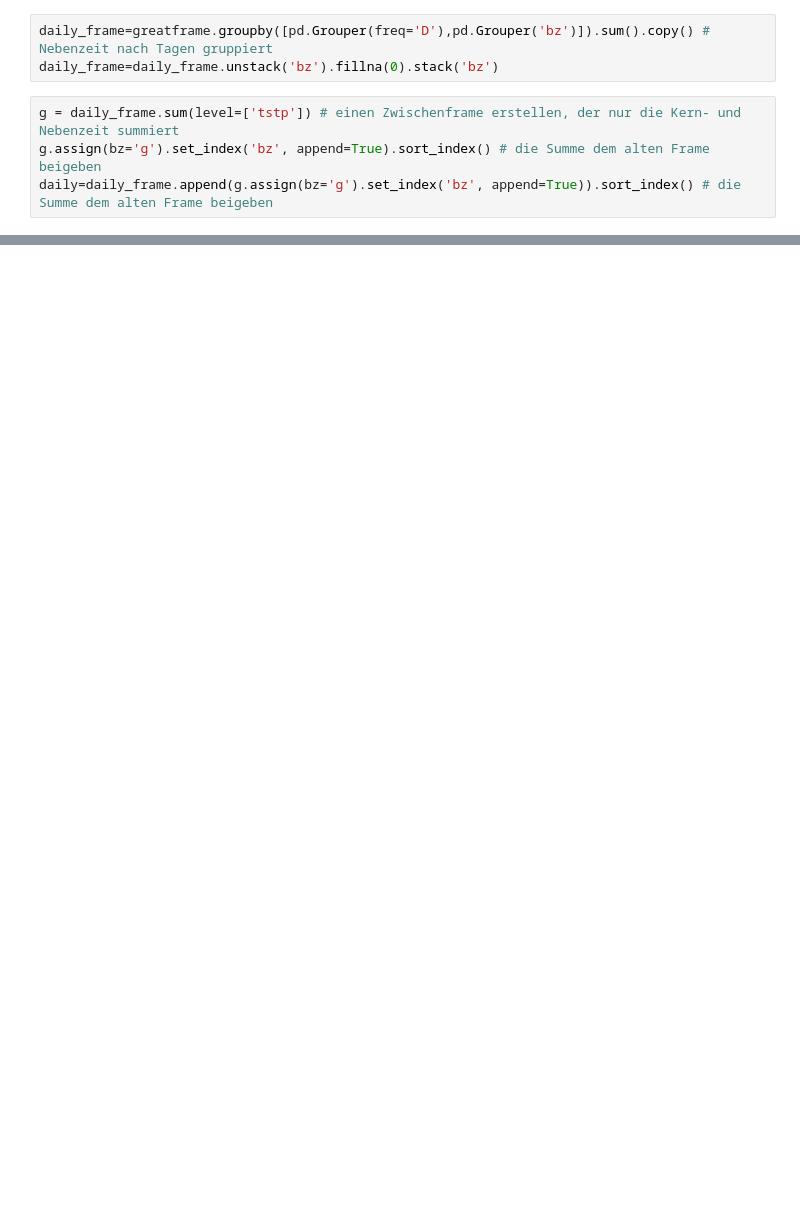
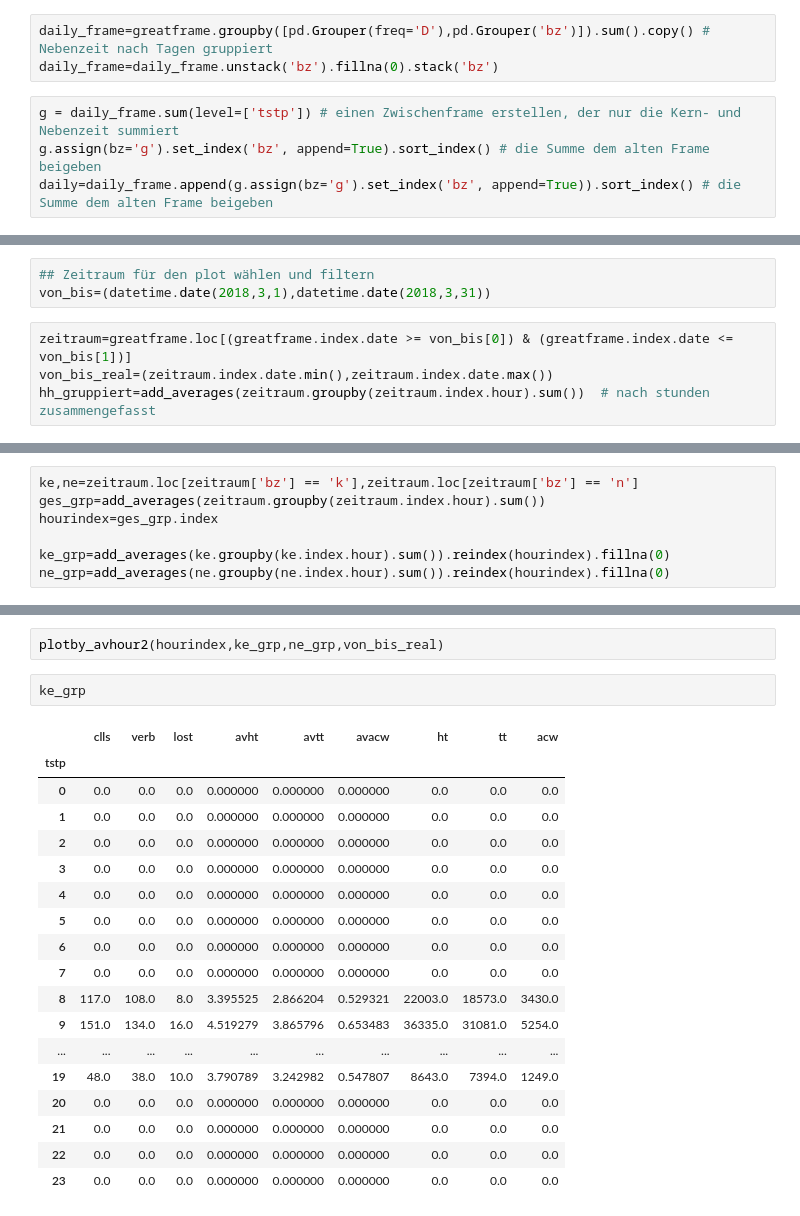
Before and after one commit to gestos/keuch, a Jupyter notebook: code_box/pyt/spreadsheetparsing/entwuerfe/pyplots/Hotline_Stats_viertelstuendlich/1458_allrounder.ipynb, the cells around one changed output, grey strips where cells are left out. Drawn from its saved outputs; the diff is of its cells as text; blank space fills up the shorter version.

```diff
--- a/code_box/pyt/spreadsheetparsing/entwuerfe/pyplots/Hotline_Stats_viertelstuendlich/1458_allrounder.ipynb
+++ b/code_box/pyt/spreadsheetparsing/entwuerfe/pyplots/Hotline_Stats_viertelstuendlich/1458_allrounder.ipynb
@@ -180,0 +225,7 @@ Int64Index([11, 12, 1, 2, 3, 4, 5, 6, 7, 8, 9, 10], dtype='int64', name='tstp')
+# %%
+## Zeitraum für den plot wählen und filtern
+von_bis=(datetime.date(2018,3,1),datetime.date(2018,3,31))
+# %%
+zeitraum=greatframe.loc[(greatframe.index.date >= von_bis[0]) & (greatframe.index.date <= von_bis[1])]
+von_bis_real=(zeitraum.index.date.min(),zeitraum.index.date.max())
+hh_gruppiert=add_averages(zeitraum.groupby(zeitraum.index.hour).sum())  # nach stunden zusammengefasst
@@ -180,0 +236,7 @@ Int64Index([11, 12, 1, 2, 3, 4, 5, 6, 7, 8, 9, 10], dtype='int64', name='tstp')
+# %%
+ke,ne=zeitraum.loc[zeitraum['bz'] == 'k'],zeitraum.loc[zeitraum['bz'] == 'n']
+ges_grp=add_averages(zeitraum.groupby(zeitraum.index.hour).sum())
+hourindex=ges_grp.index
+
+ke_grp=add_averages(ke.groupby(ke.index.hour).sum()).reindex(hourindex).fillna(0)
+ne_grp=add_averages(ne.groupby(ne.index.hour).sum()).reindex(hourindex).fillna(0)
@@ -180,0 +342,23 @@ Int64Index([11, 12, 1, 2, 3, 4, 5, 6, 7, 8, 9, 10], dtype='int64', name='tstp')
+# %%
+plotby_avhour2(hourindex,ke_grp,ne_grp,von_bis_real)
+# %%
+ke_grp
+# %% [output]
+|  | clls | verb | lost | avht | avtt | avacw | ht | tt | acw |
+| tstp |  |  |  |  |  |  |  |  |  |
+| 0 | 0.0 | 0.0 | 0.0 | 0.000000 | 0.000000 | 0.000000 | 0.0 | 0.0 | 0.0 |
+| 1 | 0.0 | 0.0 | 0.0 | 0.000000 | 0.000000 | 0.000000 | 0.0 | 0.0 | 0.0 |
+| 2 | 0.0 | 0.0 | 0.0 | 0.000000 | 0.000000 | 0.000000 | 0.0 | 0.0 | 0.0 |
+| 3 | 0.0 | 0.0 | 0.0 | 0.000000 | 0.000000 | 0.000000 | 0.0 | 0.0 | 0.0 |
+| 4 | 0.0 | 0.0 | 0.0 | 0.000000 | 0.000000 | 0.000000 | 0.0 | 0.0 | 0.0 |
+| 5 | 0.0 | 0.0 | 0.0 | 0.000000 | 0.000000 | 0.000000 | 0.0 | 0.0 | 0.0 |
+| 6 | 0.0 | 0.0 | 0.0 | 0.000000 | 0.000000 | 0.000000 | 0.0 | 0.0 | 0.0 |
+| 7 | 0.0 | 0.0 | 0.0 | 0.000000 | 0.000000 | 0.000000 | 0.0 | 0.0 | 0.0 |
+| 8 | 117.0 | 108.0 | 8.0 | 3.395525 | 2.866204 | 0.529321 | 22003.0 | 18573.0 | 3430.0 |
+| 9 | 151.0 | 134.0 | 16.0 | 4.519279 | 3.865796 | 0.653483 | 36335.0 | 31081.0 | 5254.0 |
+| ... | ... | ... | ... | ... | ... | ... | ... | ... | ... |
+| 19 | 48.0 | 38.0 | 10.0 | 3.790789 | 3.242982 | 0.547807 | 8643.0 | 7394.0 | 1249.0 |
+| 20 | 0.0 | 0.0 | 0.0 | 0.000000 | 0.000000 | 0.000000 | 0.0 | 0.0 | 0.0 |
+| 21 | 0.0 | 0.0 | 0.0 | 0.000000 | 0.000000 | 0.000000 | 0.0 | 0.0 | 0.0 |
+| 22 | 0.0 | 0.0 | 0.0 | 0.000000 | 0.000000 | 0.000000 | 0.0 | 0.0 | 0.0 |
+| 23 | 0.0 | 0.0 | 0.0 | 0.000000 | 0.000000 | 0.000000 | 0.0 | 0.0 | 0.0 |
```
Also changed, not shown: parts of 20 cells of this notebook, 9 other files.
